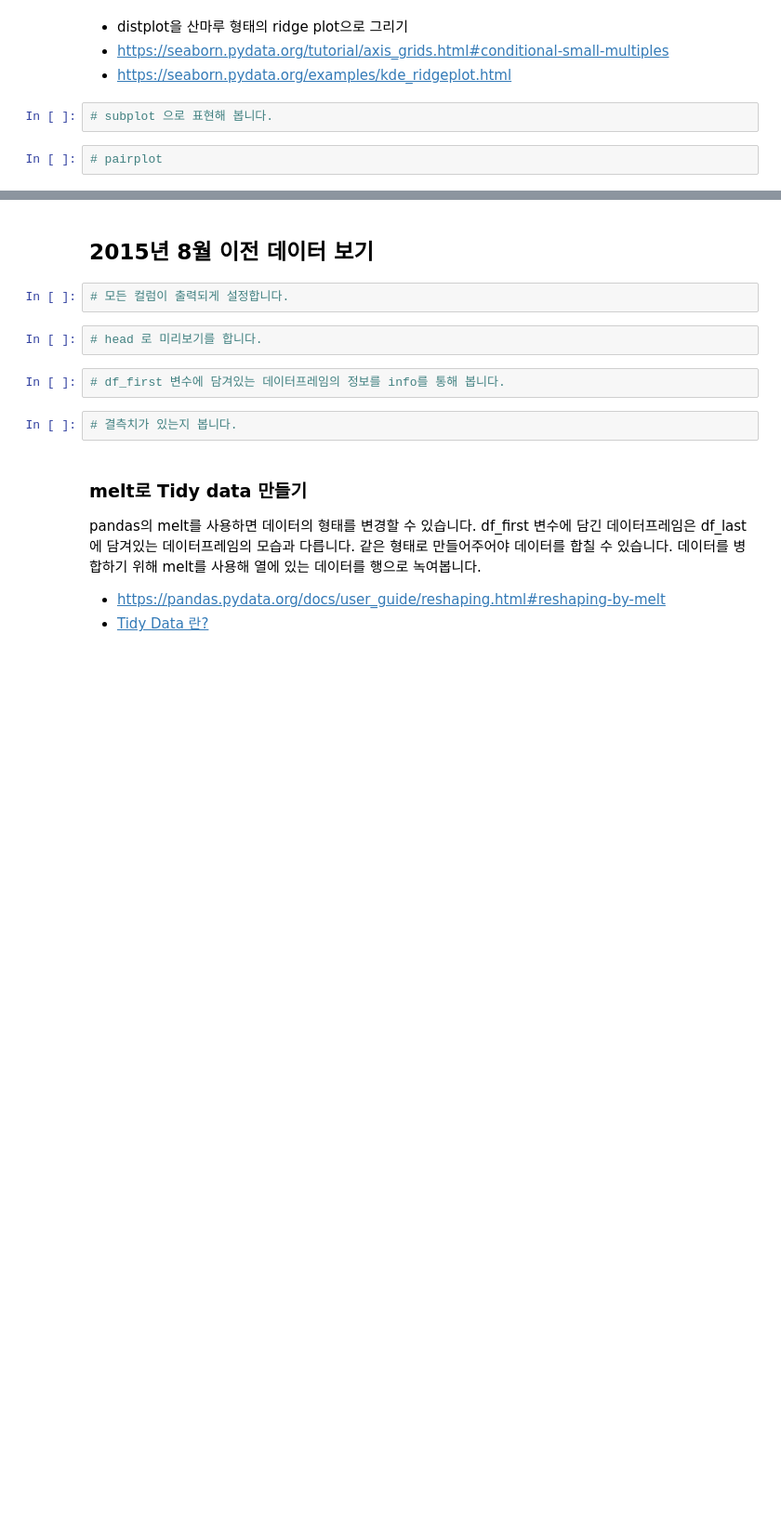
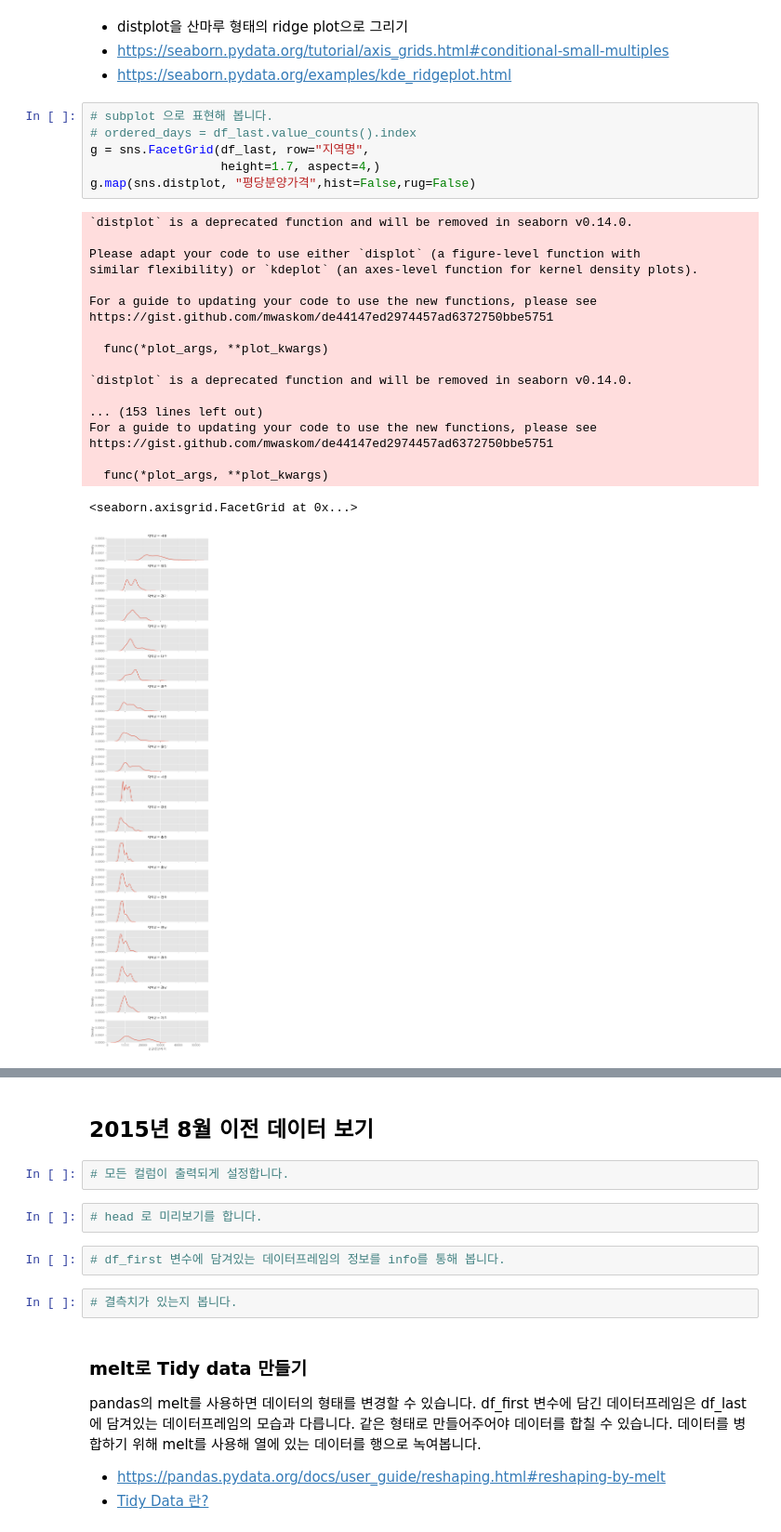
Before and after one commit to online5880/Public-Data-Analysis-in-Python, a Jupyter notebook: apt-price/01_apt_price.ipynb, the cells around one changed output, grey strips where cells are left out. Shown at 93% size. Saved outputs shown, nothing was run; the diff lists cells and outputs as text; blank space fills up the shorter version.

```diff
--- a/apt-price/01_apt_price.ipynb
+++ b/apt-price/01_apt_price.ipynb
@@ -797,7 +821,29 @@ distplot은 결측치가 있으면 그래프를 그릴 때 오류가 납니다.
 * distplot을 산마루 형태의 ridge plot으로 그리기
 * https://seaborn.pydata.org/tutorial/axis_grids.html#conditional-small-multiples
 * https://seaborn.pydata.org/examples/kde_ridgeplot.html
-# %%
-# subplot 으로 표현해 봅니다.
-# %%
-# pairplot
+# %%
+# subplot 으로 표현해 봅니다.
+# ordered_days = df_last.value_counts().index
+g = sns.FacetGrid(df_last, row="지역명",
+                  height=1.7, aspect=4,)
+g.map(sns.distplot, "평당분양가격",hist=False,rug=False)
+# %% [output]
+`distplot` is a deprecated function and will be removed in seaborn v0.14.0.
+
+Please adapt your code to use either `displot` (a figure-level function with
+similar flexibility) or `kdeplot` (an axes-level function for kernel density plots).
+
+For a guide to updating your code to use the new functions, please see
+https://gist.github.com/mwaskom/de44147ed2974457ad6372750bbe5751
+
+  func(*plot_args, **plot_kwargs)
+
+`distplot` is a deprecated function and will be removed in seaborn v0.14.0.
+
+... (153 lines left out)
+For a guide to updating your code to use the new functions, please see
+https://gist.github.com/mwaskom/de44147ed2974457ad6372750bbe5751
+
+  func(*plot_args, **plot_kwargs)
+<seaborn.axisgrid.FacetGrid at 0x...>
+[figure, added]
```
Also changed, not shown: parts of 6 cells of this notebook.
